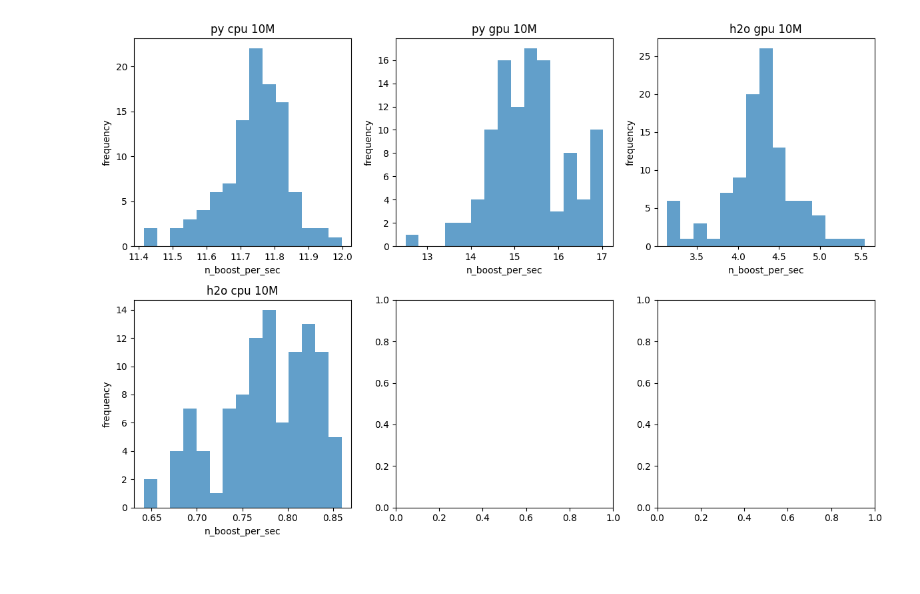
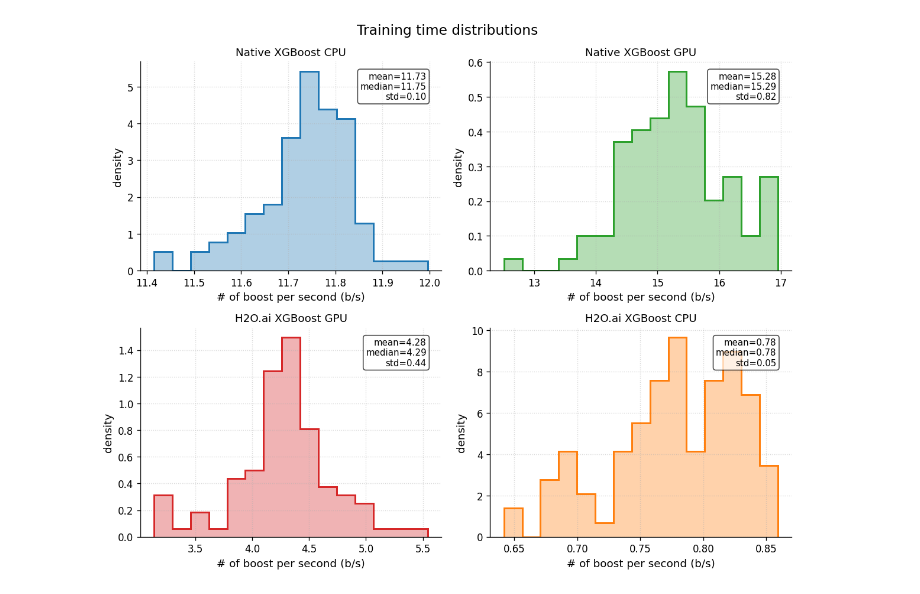
Before and after one commit to jonathankabala/xgboost_benchmark, a Jupyter notebook: src/misc.ipynb, the cells around one changed output. Drawn from its saved outputs; the diff is of its cells as text; code cells hidden in the pictures.

```diff
--- a/src/misc.ipynb
+++ b/src/misc.ipynb
@@ -158,4 +288,5 @@ def plot_histograms(files, column, bins=30):
-# %%
-plot_histograms(files, "n_boost_per_sec", bins=15)
-# %% [output]
-[figure, removed]
+# %%
+plot_hist_grid(df_all, "n_boost_per_sec", bins=15,
+                 title="Training time distributions")
+# %% [output]
+[figure, added]
```
Also changed, not shown: parts of 13 cells of this notebook, 1 other file.
